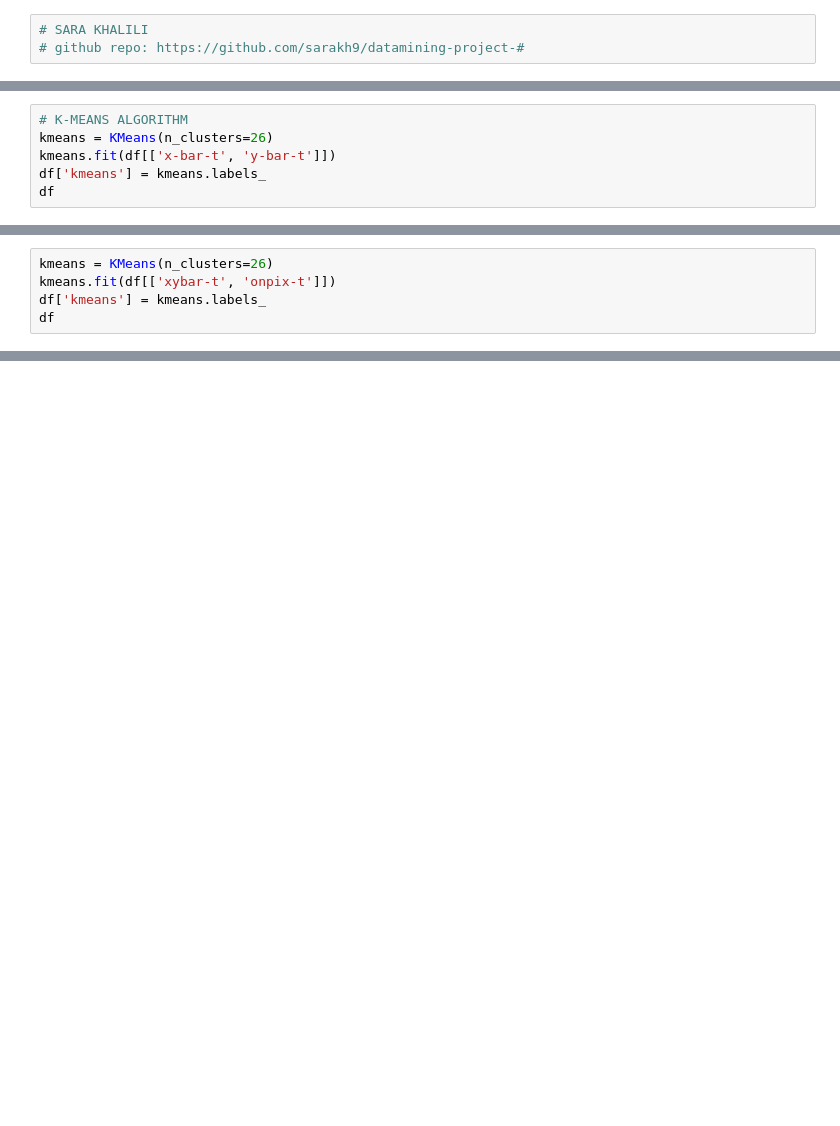
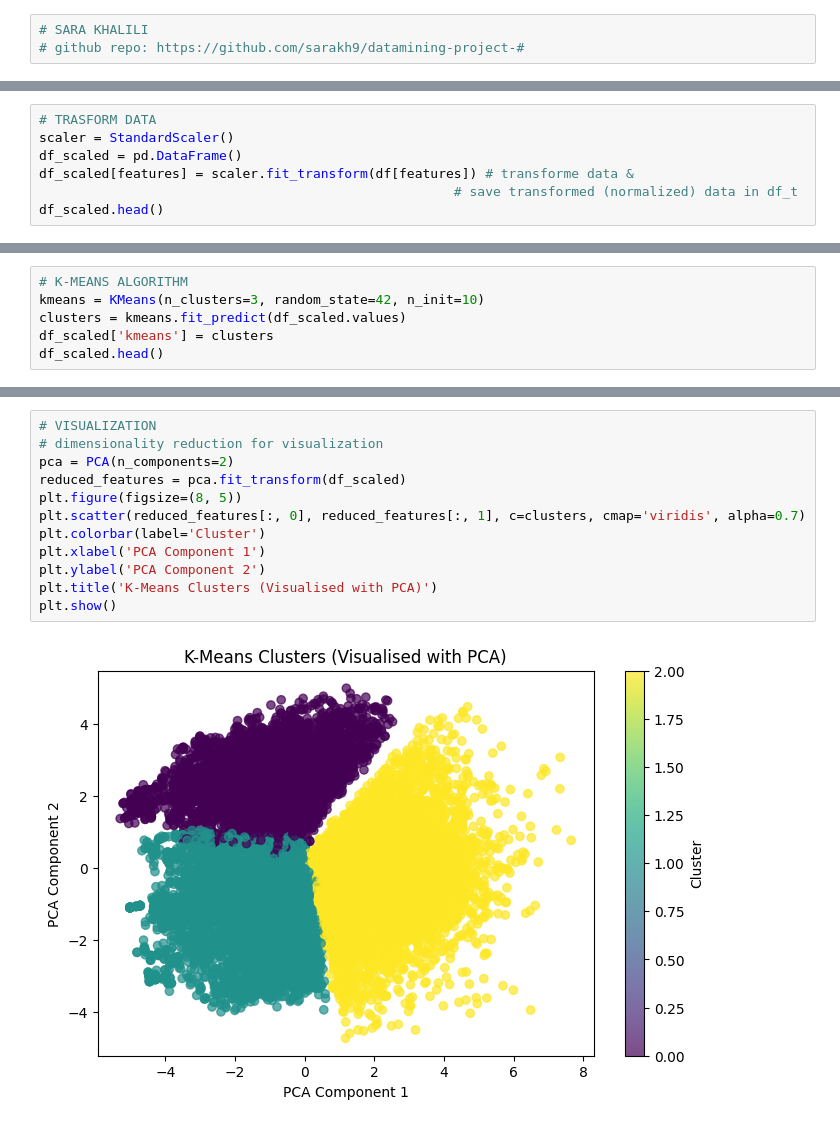
Before and after one commit to sarakh9/datamining-project-, a Jupyter notebook: clustering.ipynb, the cells around one changed output, grey strips where cells are left out. Cells and saved outputs as stored; diff of their text form; blank space fills up the shorter version.

```diff
--- a/clustering.ipynb
+++ b/clustering.ipynb
@@ -81,6 +43,0 @@ plt.show()
-# %%
-# K-MEANS ALGORITHM
-kmeans = KMeans(n_clusters=26)
-kmeans.fit(df[['x-bar-t', 'y-bar-t']])
-df['kmeans'] = kmeans.labels_
-df
@@ -107,5 +43,0 @@ plt.show()
-# %%
-kmeans = KMeans(n_clusters=26)
-kmeans.fit(df[['xybar-t', 'onpix-t']])
-df['kmeans'] = kmeans.labels_
-df
@@ -131,0 +63,7 @@ plt.show()
+# %%
+# TRASFORM DATA
+scaler = StandardScaler()
+df_scaled = pd.DataFrame()
+df_scaled[features] = scaler.fit_transform(df[features]) # transforme data &
+                                                     # save transformed (normalized) data in df_t
+df_scaled.head()
@@ -131,0 +77,6 @@ plt.show()
+# %%
+# K-MEANS ALGORITHM
+kmeans = KMeans(n_clusters=3, random_state=42, n_init=10)
+clusters = kmeans.fit_predict(df_scaled.values)
+df_scaled['kmeans'] = clusters
+df_scaled.head()
@@ -131,0 +90,14 @@ plt.show()
+# %%
+# VISUALIZATION
+# dimensionality reduction for visualization
+pca = PCA(n_components=2)
+reduced_features = pca.fit_transform(df_scaled)
+plt.figure(figsize=(8, 5))
+plt.scatter(reduced_features[:, 0], reduced_features[:, 1], c=clusters, cmap='viridis', alpha=0.7)
+plt.colorbar(label='Cluster')
+plt.xlabel('PCA Component 1')
+plt.ylabel('PCA Component 2')
+plt.title('K-Means Clusters (Visualised with PCA)')
+plt.show()
+# %% [output]
+[figure, added]
```
Also changed, not shown: parts of 12 cells of this notebook.
